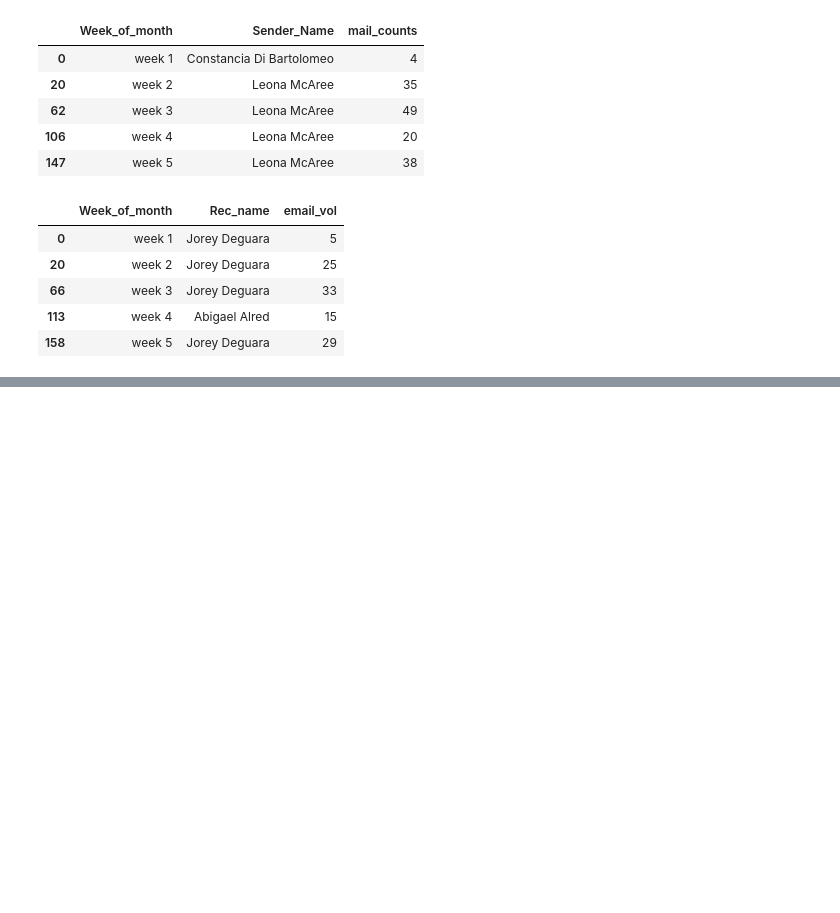
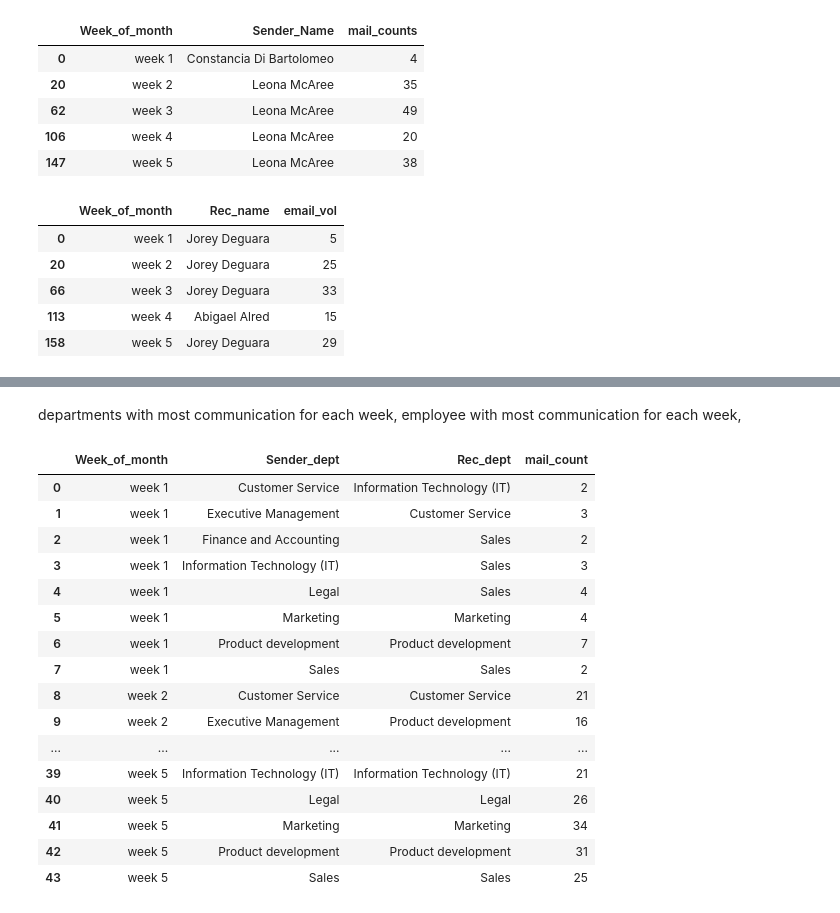
Before and after one commit to djibril968/Python_projects, a Jupyter notebook: Onyx_email_analysis.ipynb, the cells around one changed output, grey strips where cells are left out. Drawn from its saved outputs; the diff is of its cells as text; code cells hidden in the pictures; blank space fills up the shorter version.

```diff
--- a/Onyx_email_analysis.ipynb
+++ b/Onyx_email_analysis.ipynb
@@ -730,0 +783,35 @@ weekly_max_recv_mails
+# %% [markdown]
+departments with most communication for each week,
+employee with most communication for each week,
+# %%
+#departments with most communication for each week
+
+dept_com_by_week = Email_fact_data.groupby(['Week_of_month', 'Sender_dept'])['Rec_dept'].value_counts().reset_index(name= 'mail_count')
+dept_com_by_week
+
+dept_comm_by_week = pd.DataFrame(columns= ['Week_of_month', 'Sender_dept', 'Rec_dept', 'mail_count'])
+
+#now we index
+dept_com_idx = dept_com_by_week.groupby(['Week_of_month', 'Sender_dept'])['mail_count'].idxmax()
+
+#now we pass our indexed df into dept_comm_by_week
+dept_comm_by_week = dept_com_by_week.loc[dept_com_idx].reset_index(drop= True)
+dept_comm_by_week
+# %% [output]
+|  | Week_of_month | Sender_dept | Rec_dept | mail_count |
+| 0 | week 1 | Customer Service | Information Technology (IT) | 2 |
+| 1 | week 1 | Executive Management | Customer Service | 3 |
+| 2 | week 1 | Finance and Accounting | Sales | 2 |
+| 3 | week 1 | Information Technology (IT) | Sales | 3 |
+| 4 | week 1 | Legal | Sales | 4 |
+| 5 | week 1 | Marketing | Marketing | 4 |
+| 6 | week 1 | Product development | Product development | 7 |
+| 7 | week 1 | Sales | Sales | 2 |
+| 8 | week 2 | Customer Service | Customer Service | 21 |
+| 9 | week 2 | Executive Management | Product development | 16 |
+| ... | ... | ... | ... | ... |
+| 39 | week 5 | Information Technology (IT) | Information Technology (IT) | 21 |
+| 40 | week 5 | Legal | Legal | 26 |
+| 41 | week 5 | Marketing | Marketing | 34 |
+| 42 | week 5 | Product development | Product development | 31 |
+| 43 | week 5 | Sales | Sales | 25 |
```
Also changed, not shown: parts of 4 cells of this notebook.
